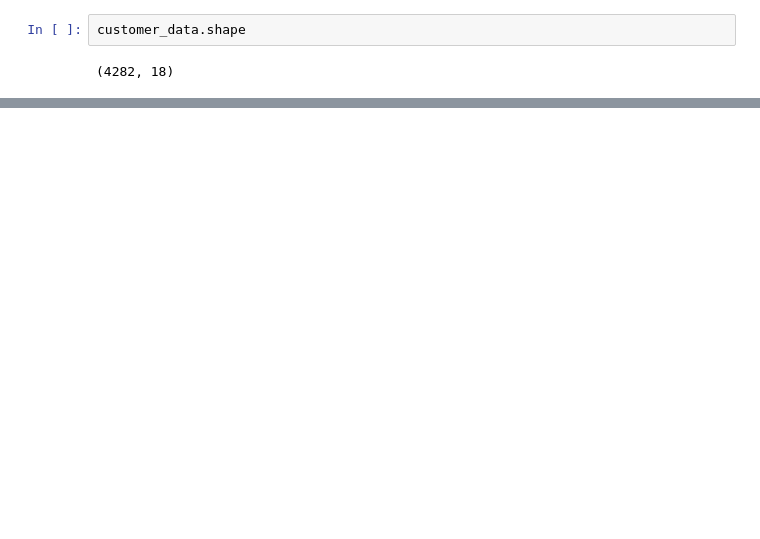
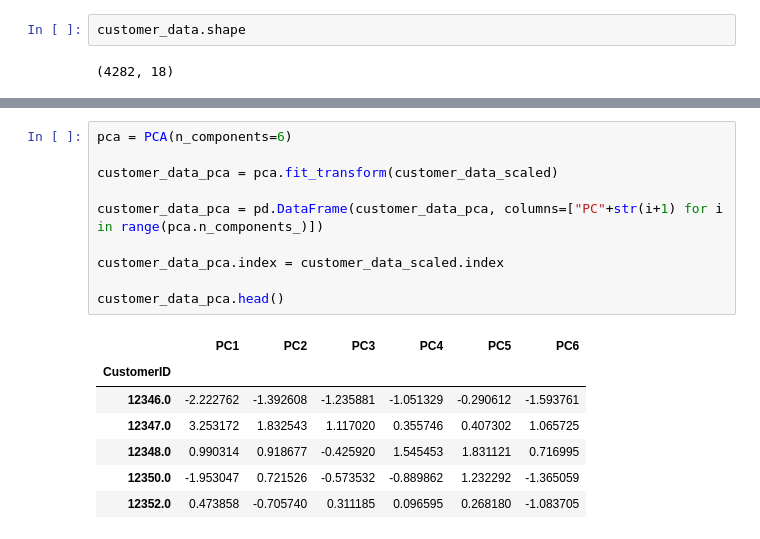
Before and after one commit to vishwan454/Customer_Segmentation_and_Recomendation-_System, a Jupyter notebook: customer_Segmentation_and_Recommendation_System.ipynb, the cells around one changed output, grey strips where cells are left out. Drawn from its saved outputs; the diff is of its cells as text; blank space fills up the shorter version.

```diff
--- a/customer_Segmentation_and_Recommendation_System.ipynb
+++ b/customer_Segmentation_and_Recommendation_System.ipynb
@@ -1226,0 +1312,18 @@ customer_data.shape
+# %%
+pca = PCA(n_components=6)
+
+customer_data_pca = pca.fit_transform(customer_data_scaled)
+
+customer_data_pca = pd.DataFrame(customer_data_pca, columns=["PC"+str(i+1) for i in range(pca.n_components_)])
+
+customer_data_pca.index = customer_data_scaled.index
+
+customer_data_pca.head()
+# %% [output]
+|  | PC1 | PC2 | PC3 | PC4 | PC5 | PC6 |
+| CustomerID |  |  |  |  |  |  |
+| 12346.0 | -2.222762 | -1.392608 | -1.235881 | -1.051329 | -0.290612 | -1.593761 |
+| 12347.0 | 3.253172 | 1.832543 | 1.117020 | 0.355746 | 0.407302 | 1.065725 |
+| 12348.0 | 0.990314 | 0.918677 | -0.425920 | 1.545453 | 1.831121 | 0.716995 |
+| 12350.0 | -1.953047 | 0.721526 | -0.573532 | -0.889862 | 1.232292 | -1.365059 |
+| 12352.0 | 0.473858 | -0.705740 | 0.311185 | 0.096595 | 0.268180 | -1.083705 |
```
Also changed, not shown: parts of 21 cells of this notebook.
